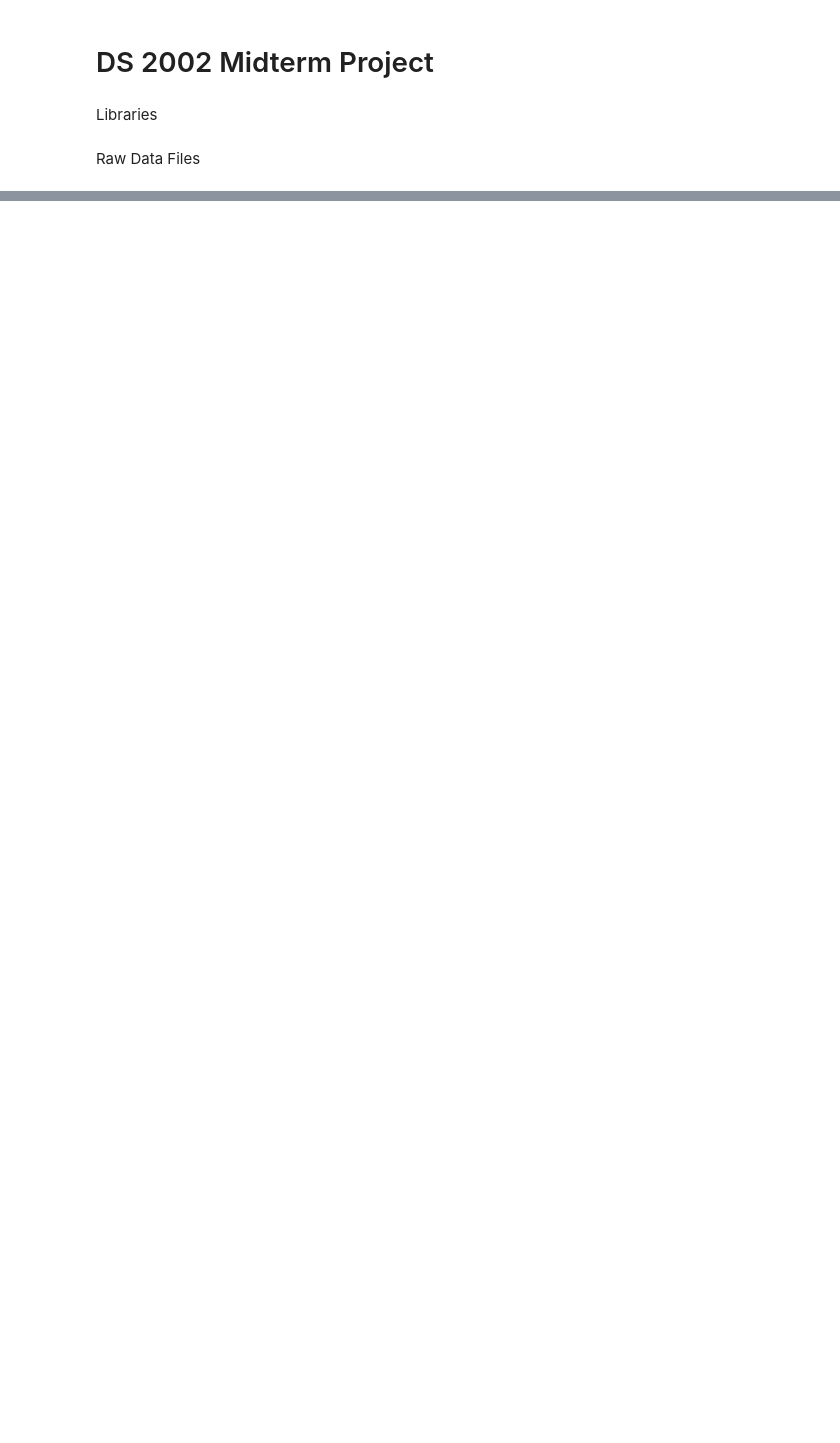
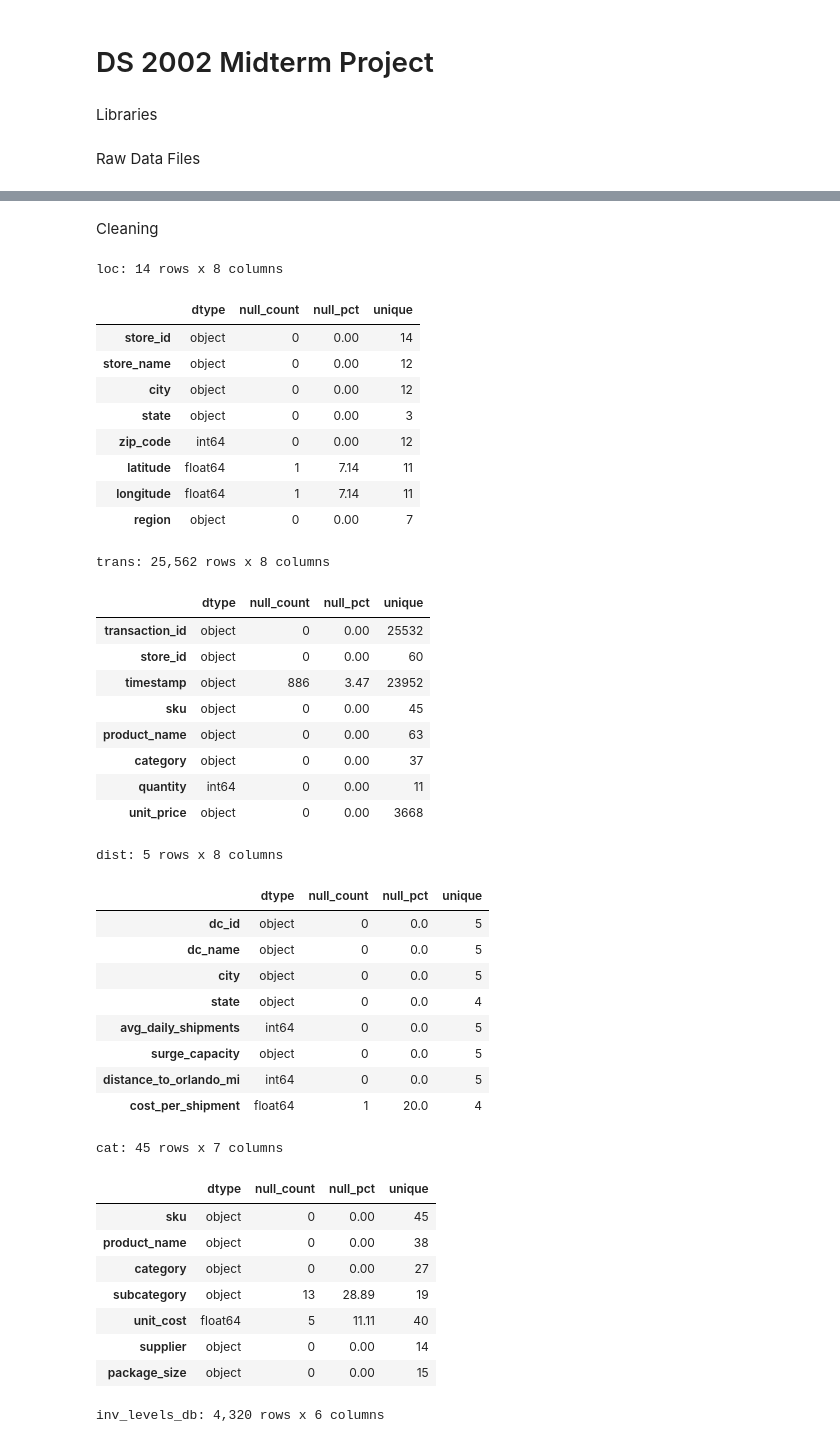
Before and after one commit to Fespinoza1477/walmart-hurricane-project, a Jupyter notebook: Notebooks/Team_Notebook.ipynb, the cells around one changed output, grey strips where cells are left out. Drawn from its saved outputs; the diff is of its cells as text; code cells hidden in the pictures; blank space fills up the shorter version.

```diff
--- a/Notebooks/Team_Notebook.ipynb
+++ b/Notebooks/Team_Notebook.ipynb
@@ -46,0 +47,62 @@ walmart.db          100%[===================>] 344.00K  --.-KB/s    in 0.03s
+# %% [markdown]
+Cleaning
+# %%
+# Profile on the tables
+def profile(df, name=None):
+    """Return a summary of dtypes, null counts, null percentages, and unique counts."""
+    summary = pd.DataFrame({
+        "dtype": df.dtypes.astype(str),
+        "null_count": df.isna().sum(),
+        "null_pct": (df.isna().mean() * 100).round(2),
+        "unique": df.nunique(),
+    })
+    if name:
+        print(f"{name}: {df.shape[0]:,} rows x {df.shape[1]} columns")
+    return summary
+
+tables = {"loc": loc, "trans": trans, "dist": dist, "cat": cat, "inv_levels_db":inv_levels_db, "daily_sales_db": daily_sales_db}
+
+for name, df in tables.items():
+    display(profile(df, name))
+    print()
+# %% [output]
+loc: 14 rows x 8 columns
+|  | dtype | null_count | null_pct | unique |
+| store_id | object | 0 | 0.00 | 14 |
+| store_name | object | 0 | 0.00 | 12 |
+| city | object | 0 | 0.00 | 12 |
+| state | object | 0 | 0.00 | 3 |
+| zip_code | int64 | 0 | 0.00 | 12 |
+| latitude | float64 | 1 | 7.14 | 11 |
+| longitude | float64 | 1 | 7.14 | 11 |
+| region | object | 0 | 0.00 | 7 |
+trans: 25,562 rows x 8 columns
+|  | dtype | null_count | null_pct | unique |
+| transaction_id | object | 0 | 0.00 | 25532 |
+| store_id | object | 0 | 0.00 | 60 |
+| timestamp | object | 886 | 3.47 | 23952 |
+| sku | object | 0 | 0.00 | 45 |
+| product_name | object | 0 | 0.00 | 63 |
+| category | object | 0 | 0.00 | 37 |
+| quantity | int64 | 0 | 0.00 | 11 |
+| unit_price | object | 0 | 0.00 | 3668 |
+dist: 5 rows x 8 columns
+|  | dtype | null_count | null_pct | unique |
+| dc_id | object | 0 | 0.0 | 5 |
+| dc_name | object | 0 | 0.0 | 5 |
+| city | object | 0 | 0.0 | 5 |
+| state | object | 0 | 0.0 | 4 |
+| avg_daily_shipments | int64 | 0 | 0.0 | 5 |
+| surge_capacity | object | 0 | 0.0 | 5 |
+| distance_to_orlando_mi | int64 | 0 | 0.0 | 5 |
+| cost_per_shipment | float64 | 1 | 20.0 | 4 |
+cat: 45 rows x 7 columns
+|  | dtype | null_count | null_pct | unique |
+| sku | object | 0 | 0.00 | 45 |
+| product_name | object | 0 | 0.00 | 38 |
+| category | object | 0 | 0.00 | 27 |
+| subcategory | object | 13 | 28.89 | 19 |
+| unit_cost | float64 | 5 | 11.11 | 40 |
+| supplier | object | 0 | 0.00 | 14 |
+| package_size | object | 0 | 0.00 | 15 |
+inv_levels_db: 4,320 rows x 6 columns
```
Also changed, not shown: parts of 10 cells of this notebook.
